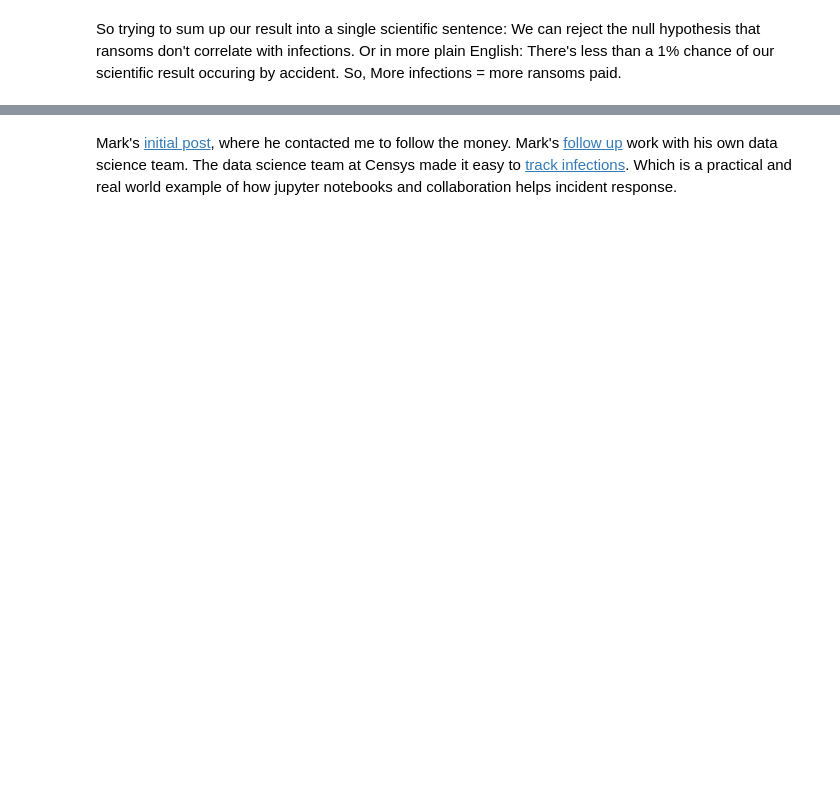
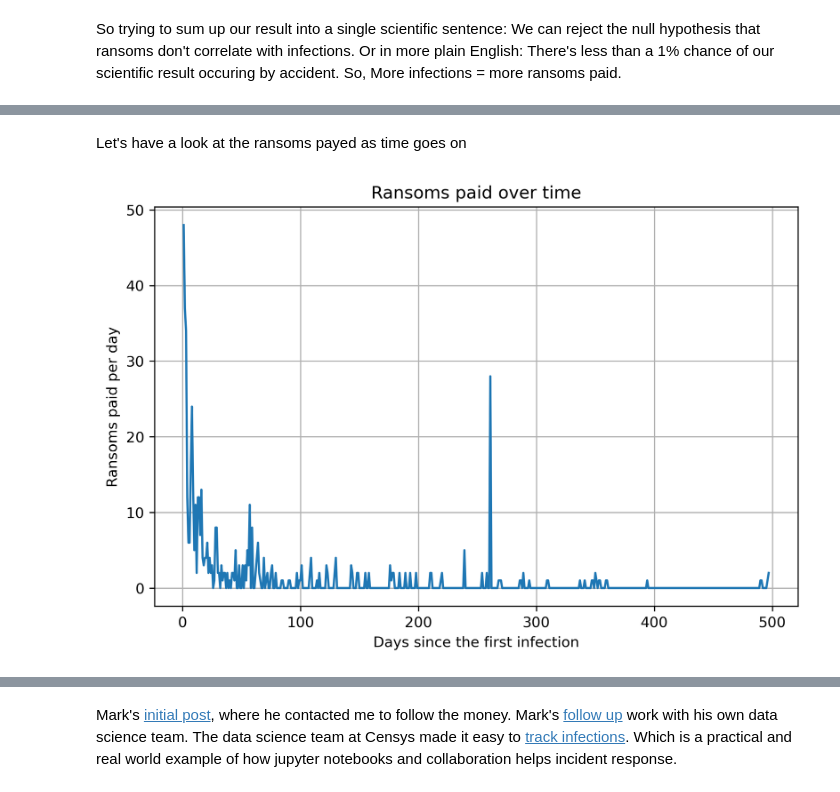
Before and after one commit to illordlo/first-tutorial, a Jupyter notebook: content/Lesson_03.ipynb, the cells around one changed output, grey strips where cells are left out. Cells and saved outputs as stored; diff of their text form; code cells hidden in the pictures; blank space fills up the shorter version.

```diff
--- a/content/Lesson_03.ipynb
+++ b/content/Lesson_03.ipynb
@@ -24,4 +25,7 @@ from lifelines.utils import median_survival_times, datetimes_to_durations
 # %%
 #Get the data on all ransoms paid
-family_ransoms = pd.read_csv('/data/DeadBolt_Accounts_RANSOMS.csv',index_col='confirmed_datetime',infer_datetime_format=True,parse_dates=['confirmed_datetime','received_datetime'],low_memory=False)
+family_ransoms = pd.read_csv('data/DeadBolt_Accounts_RANSOMS.csv',index_col='confirmed_datetime',
+                              parse_dates=['confirmed_datetime','received_datetime'],
+                              date_format='ISO8601', low_memory=False)
+family_ransoms.info()
 # %% [output]
@@ -122,4 +199,12 @@ num_days = len(family_ransoms['count'].resample('D').sum())
+# %% [markdown]
+Let's have a look at the ransoms payed as time goes on
 # %%
 #Let's look at ransoms paid over time
-plt.plot(np.arange(1,num_days,1),family_ransoms.resample('D').sum()['count'][1:], label = "Ransoms")
-plt.xticks(rotation=45)
+fig, ax = plt.subplots()
+ax.plot(np.arange(1,num_days,1),family_ransoms.resample('D').sum()['count'][1:], label = "Ransoms")
+ax.set_xlabel('Days since the first infection')
+ax.set_ylabel('Ransoms paid per day')
+ax.grid()
+_ = ax.set_title("Ransoms paid over time")
+# %% [output]
+[figure, added]
```
Also changed, not shown: parts of 21 cells of this notebook.
